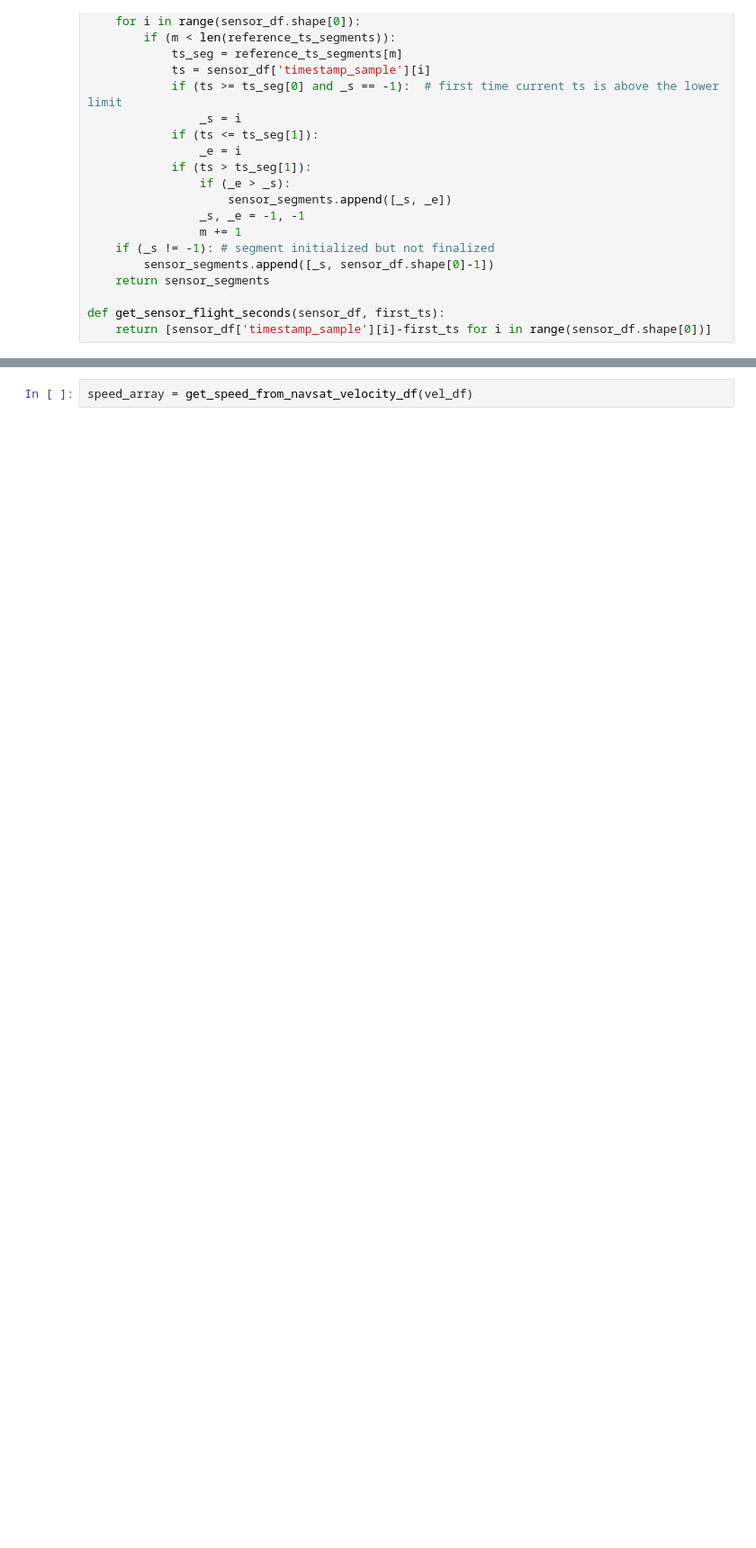
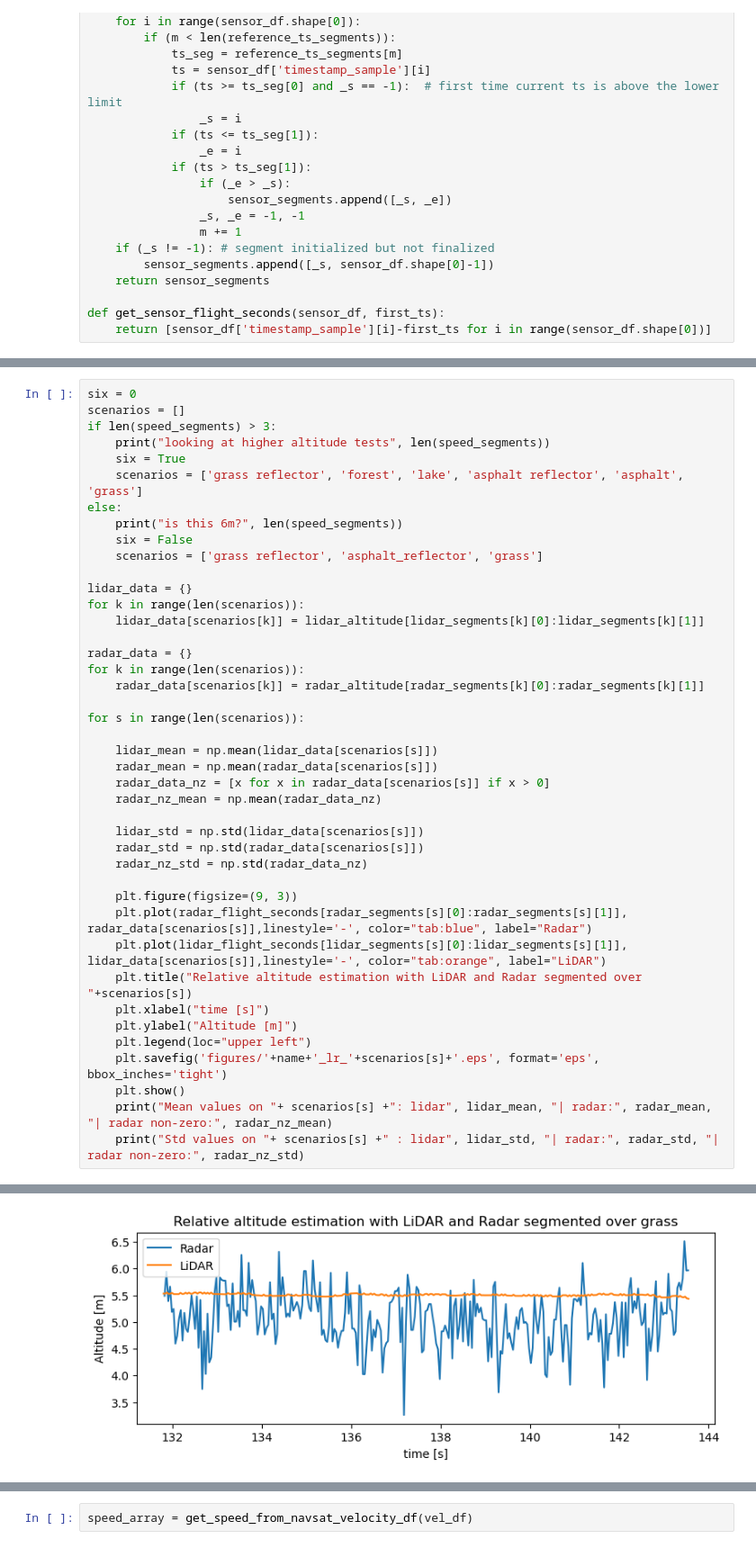
Before and after one commit to jcduenast/ma_data_processing, a Jupyter notebook: general_processing.ipynb, the cells around one changed output, grey strips where cells are left out. Shown at 90% size. Cells and saved outputs as stored; diff of their text form; blank space fills up the shorter version.

```diff
--- a/general_processing.ipynb
+++ b/general_processing.ipynb
@@ -225,0 +268,43 @@ plt.show()
+# %%
+six = 0
+scenarios = []
+if len(speed_segments) > 3:
+    print("looking at higher altitude tests", len(speed_segments))
+    six = True
+    scenarios = ['grass reflector', 'forest', 'lake', 'asphalt reflector', 'asphalt', 'grass']
+else:
+    print("is this 6m?", len(speed_segments))
+    six = False
+    scenarios = ['grass reflector', 'asphalt_reflector', 'grass']
+
+lidar_data = {}
+for k in range(len(scenarios)):
+    lidar_data[scenarios[k]] = lidar_altitude[lidar_segments[k][0]:lidar_segments[k][1]]
+
+radar_data = {}
+for k in range(len(scenarios)):
+    radar_data[scenarios[k]] = radar_altitude[radar_segments[k][0]:radar_segments[k][1]]
+
+for s in range(len(scenarios)):
+
+    lidar_mean = np.mean(lidar_data[scenarios[s]])
+    radar_mean = np.mean(radar_data[scenarios[s]])
+    radar_data_nz = [x for x in radar_data[scenarios[s]] if x > 0]
+    radar_nz_mean = np.mean(radar_data_nz)
+
+    lidar_std = np.std(lidar_data[scenarios[s]])
+    radar_std = np.std(radar_data[scenarios[s]])
+    radar_nz_std = np.std(radar_data_nz)
+
+    plt.figure(figsize=(9, 3))
+    plt.plot(radar_flight_seconds[radar_segments[s][0]:radar_segments[s][1]], radar_data[scenarios[s]],linestyle='-', color="tab:blue", label="Radar")
+    plt.plot(lidar_flight_seconds[lidar_segments[s][0]:lidar_segments[s][1]], lidar_data[scenarios[s]],linestyle='-', color="tab:orange", label="LiDAR")
+    plt.title("Relative altitude estimation with LiDAR and Radar segmented over "+scenarios[s])
+    plt.xlabel("time [s]")
+    plt.ylabel("Altitude [m]")
+    plt.legend(loc="upper left")
+    plt.savefig('figures/'+name+'_lr_'+scenarios[s]+'.eps', format='eps', bbox_inches='tight')
+    plt.show()
+    print("Mean values on "+ scenarios[s] +": lidar", lidar_mean, "| radar:", radar_mean, "| radar non-zero:", radar_nz_mean)
+    print("Std values on "+ scenarios[s] +" : lidar", lidar_std, "| radar:", radar_std, "| radar non-zero:", radar_nz_std)
+# %% [output]
@@ -225,0 +313 @@ plt.show()
+[figure, added]
```
Also changed, not shown: parts of 17 cells of this notebook, 53 other files.
